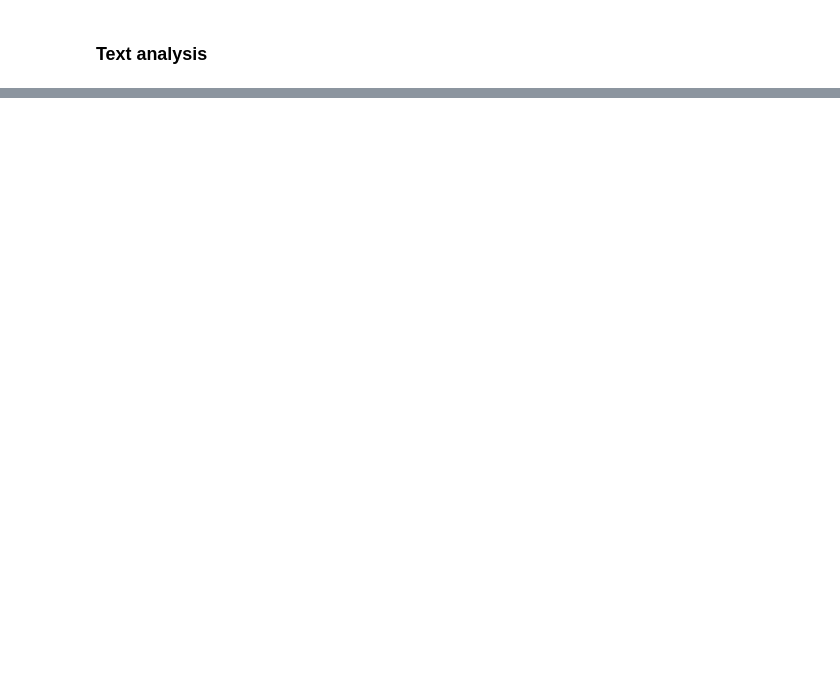
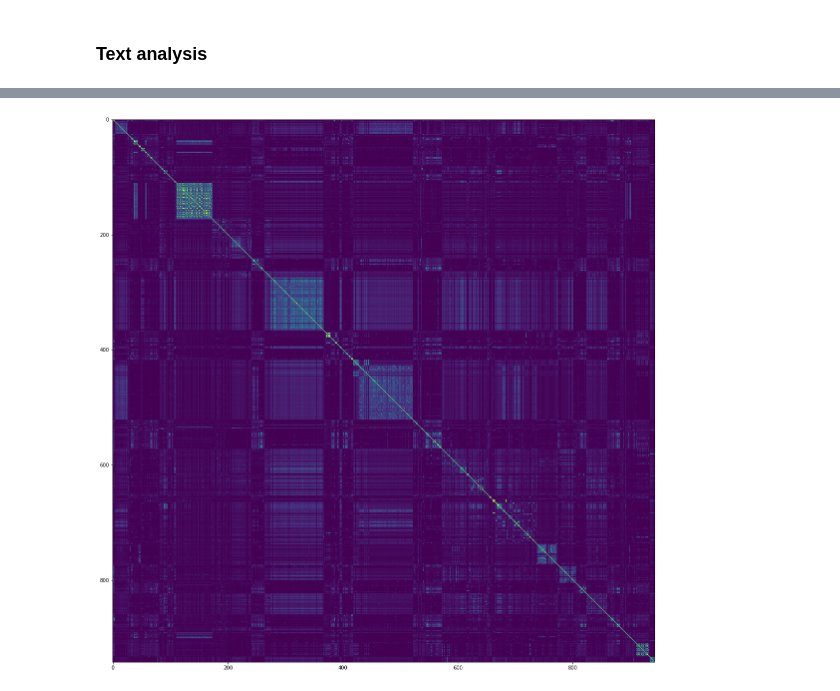
Before and after one commit to LucileRb/classification_auto_consommation, a Jupyter notebook: Data_exploration_text_analysis.ipynb, the cells around one changed output, grey strips where cells are left out. Cells and saved outputs as stored; diff of their text form; code cells hidden in the pictures; blank space fills up the shorter version.

```diff
--- a/Data_exploration_text_analysis.ipynb
+++ b/Data_exploration_text_analysis.ipynb
@@ -565,7 +666,7 @@ from nltk.tokenize import sent_tokenize, word_tokenize
 
 def tokenizer_fct(sentence) :
     # print(sentence)
-    sentence_clean = sentence.replace('-', ' ').replace('+', ' ').replace('/', ' ').replace('#', ' ')
+    sentence_clean = sentence.replace('-', ' ').replace('+', ' ').replace('/', ' ').replace('#', ' ').replace('_', ' ').replace('.', ' ')
     word_tokens = word_tokenize(sentence_clean)
     return word_tokens
 
@@ -620,7 +721,7 @@ def transform_dl_fct(desc_text) :
     transf_desc_text = ' '.join(lw)
     return transf_desc_text
 
-df['sentence_bow'] = df['description'].apply(lambda x : transform_bow_fct(x))
-df['sentence_bow_lem'] = df['description'].apply(lambda x : transform_bow_lem_fct(x))
-df['sentence_dl'] = df['description'].apply(lambda x : transform_dl_fct(x))
+df['description_bow'] = df['description'].apply(lambda x : transform_bow_fct(x))
+df['description_bow_lem'] = df['description'].apply(lambda x : transform_bow_lem_fct(x))
+df['description_dl'] = df['description'].apply(lambda x : transform_dl_fct(x))
 df.shape
@@ -638,0 +816,12 @@ BOW = pd.DataFrame(data = BOW, columns = BOWvectorizer.get_feature_names())
+# %%
+########### TF-IDF ###########
+# Term Frequency (TF) = nb d'occurences d'un mot dans un texte normalisé par le nb de mots dans le texte - très proche du BOW, mais ici normalisation
+# Inverse Document Frequency (IDF) = inverse de la fréquence d'un terme -> va donner un poids plus important à un mot rare qu'à un mot fréquent
+
+# TF-IDF = TF x IDF
+
+from sklearn.feature_extraction.text import TfidfVectorizer
+
+vectorizer = TfidfVectorizer(stop_words = 'english')
+tf_idf = vectorizer.fit_transform(df['description_bow_lem']).toarray()
+tf_idf
@@ -638,0 +879,6 @@ BOW = pd.DataFrame(data = BOW, columns = BOWvectorizer.get_feature_names())
+# %%
+plt.figure(figsize = (20, 20))
+plt.imshow(pairwise.cosine_similarity(tf_idf))
+plt.show()
+# %% [output]
+[figure, added]
```
Also changed, not shown: parts of 76 cells of this notebook, 4 other files.
